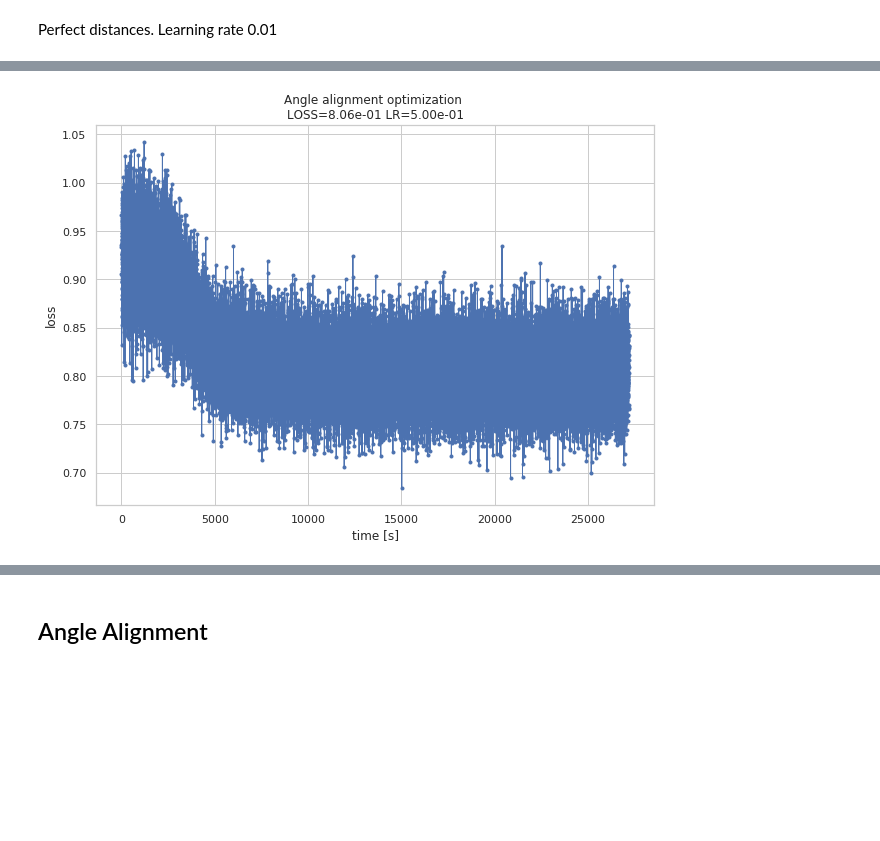
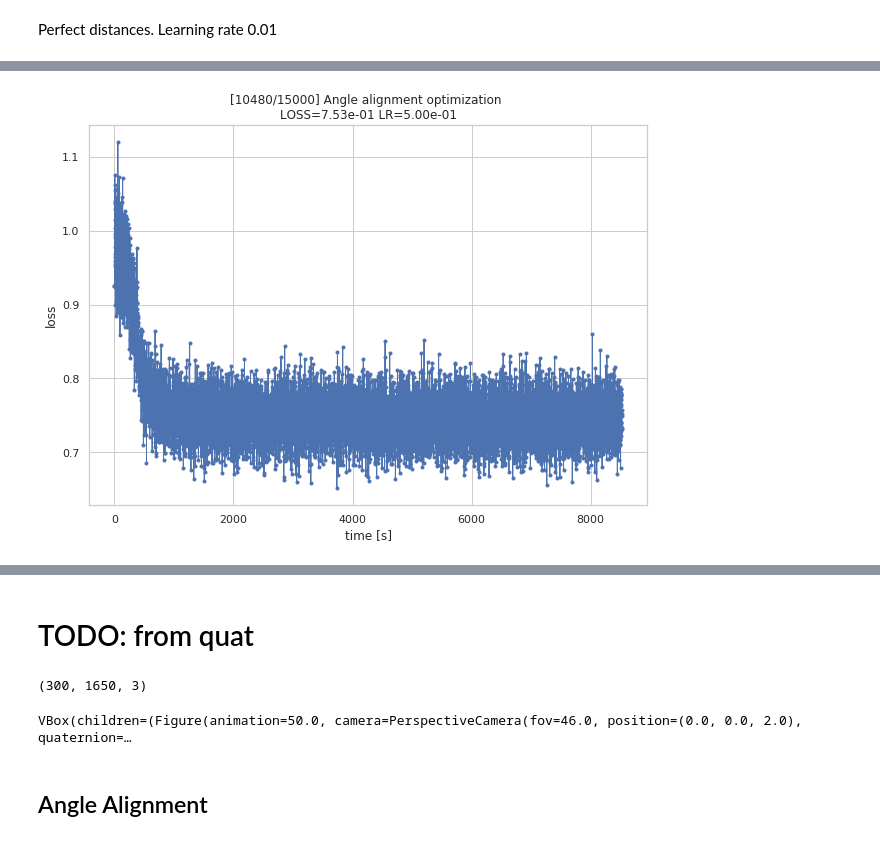
Before and after one commit to JelenaBanjac/protein-reconstruction, a Jupyter notebook: notebooks/2-phase2/distance_estimation_and_angle_recovery.ipynb, the cells around one changed output, grey strips where cells are left out. Drawn from its saved outputs; the diff is of its cells as text; code cells hidden in the pictures; blank space fills up the shorter version.

Commit message:
code used for generating all the plots

```diff
--- a/notebooks/2-phase2/distance_estimation_and_angle_recovery.ipynb
+++ b/notebooks/2-phase2/distance_estimation_and_angle_recovery.ipynb
@@ -112,3 +124,7 @@ test_idx = sorted(test_idx)
+# %%
+data = np.load("data/5j0n/5j0n_siamese_idx.npz")
+#print(data.files)
+train_idx, val_idx, test_idx = data["arr_0"], data["arr_1"], data["arr_2"]
 # %%
 # TODO: 2 problems, bigger image now it is 275 instead of 116
 # and the tr_pairs bellow the number is a lot decreased
@@ -218,7 +210,11 @@ Model saved to: training/20200305_055207.h5
 
 # On LTS: "training/20200221_061000.h5"
 # model_filename = "training/20200220_055622.h5" local, MSE as loss, 60K training
-model_filename = "training/20200305_055207.h5" # local, MAE as loss, 60K training
+#model_filename = "training/20200305_055207.h5" # local, MAE as loss, 60K training
+#model_filename = "training/20200416_094914.h5"
+#model_filename = "training/20200417_192953.h5"
+model_filename = "training/20200418_190002.h5"
+#model_filename = "training/20200418_190118.h5" for symmetric
 # %%
 # Recreate the exact same model, including its weights and the optimizer
 model = tf.keras.models.load_model(model_filename)
@@ -281,11 +277,24 @@ from cryoem.conversions import d_q, euler2quaternion
 from cryoem.plots import plot_dP_dQ,plot_dP_dQ_density
 # %%
 def d_p(p1, p2):
-    p1 = tf.convert_to_tensor(p1)
-    p1 = tf.expand_dims(p1, len(p1.shape))
-    p2 = tf.convert_to_tensor(p2)
-    p2 = tf.expand_dims(p2, len(p2.shape))   #p2 = p2.reshape(list(p2.shape) + [-1])
-    d = model.predict_on_batch([p1, p2])
-    d = tf.cast(d, dtype=tf.float64)
-    return d
+    dist = []
+    p1 = tf.cast(p1, dtype=tf.float64)
+    p2 = tf.cast(p2, dtype=tf.float64)
+
+    for i in np.arange(0, len(p1), 256):
+        _p1 = p1[i:i+256, :, :]
+        _p2 = p2[i:i+256, :, :]
+
+        _p1 = tf.convert_to_tensor(_p1)
+        _p1 = tf.expand_dims(_p1, len(_p1.shape))
+        _p2 = tf.convert_to_tensor(_p2)
+        _p2 = tf.expand_dims(_p2, len(_p2.shape))   #p2 = p2.reshape(list(p2.shape) + [-1])
+
+        d = model.predict_on_batch([_p1, _p2])
+        d = tf.cast(d, dtype=tf.float64)
+        dist.append(d)
+
+    dist = tf.concat(dist, axis=0)
+
+    return dist
 # %%
@@ -348,2 +344,3 @@ from cryoem.angle_recovery import train_angle_recovery
 # %%
 X = tf.cast(X, dtype=tf.float64)
+X = X.numpy()
@@ -496,18 +367,18 @@ def gradient(q1_predicted, q2_predicted, distance_target):
 # %%
 # train_angle_recovery(steps=300000,
 #                      batch_size=256,
 #                      projection_idx=test_idx,
 #                      angles_predicted=angles_predicted,
 #                      est_dist_input=X,
 #                      est_dist=d_p,
 #                      learning_rate=0.01,
 #                      optimization=True)
-q_predicted, losses = train_angle_recovery(steps=30000,
-                                 batch_size=512,
-                                 projection_idx=range(NUM_PROJECTIONS),
+q_predicted, losses, arr = train_angle_recovery(steps=15000,
+                                  batch_size=512,
+                                 projection_idx=test_idx,
                                  in_data=X,
                                  distance_fn=d_p,
                                  learning_rate=0.5, #0.1,
                                  optimization=True)
 # %% [output]
-[figure, old version]
+[figure, new version]
@@ -524 +391,20 @@ step 30000/30000 (27172s): loss = 7.67e-01
+# %% [markdown]
+# TODO: from quat
+# %%
+from scipy.spatial.transform import Rotation as R
+
+arr_true = R.from_euler('zyz', angles_true).as_rotvec()
+a = arr_true[test_idx]
+b = arr2.copy() #arr2[:, test_idx, :]
+print(b.shape)
+
+ipv.figure()
+s = ipv.scatter(b[:, :,0], b[:, :,1], b[:, :,2], marker="sphere", color="blue", size=1)
+ipv.scatter(a[:,0], a[:,1], a[:,2], marker="sphere", color="red", size=1)
+ipv.xlim(-np.pi, np.pi);ipv.ylim(-np.pi, np.pi);ipv.zlim(-np.pi, np.pi);
+ipv.animation_control(s, interval=50)
+ipv.show()
+# %% [output]
+(300, 1650, 3)
+VBox(children=(Figure(animation=50.0, camera=PerspectiveCamera(fov=46.0, position=(0.0, 0.0, 2.0), quaternion=…
 # %%
```
Also changed, not shown: parts of 69 cells of this notebook, 7 other files.
